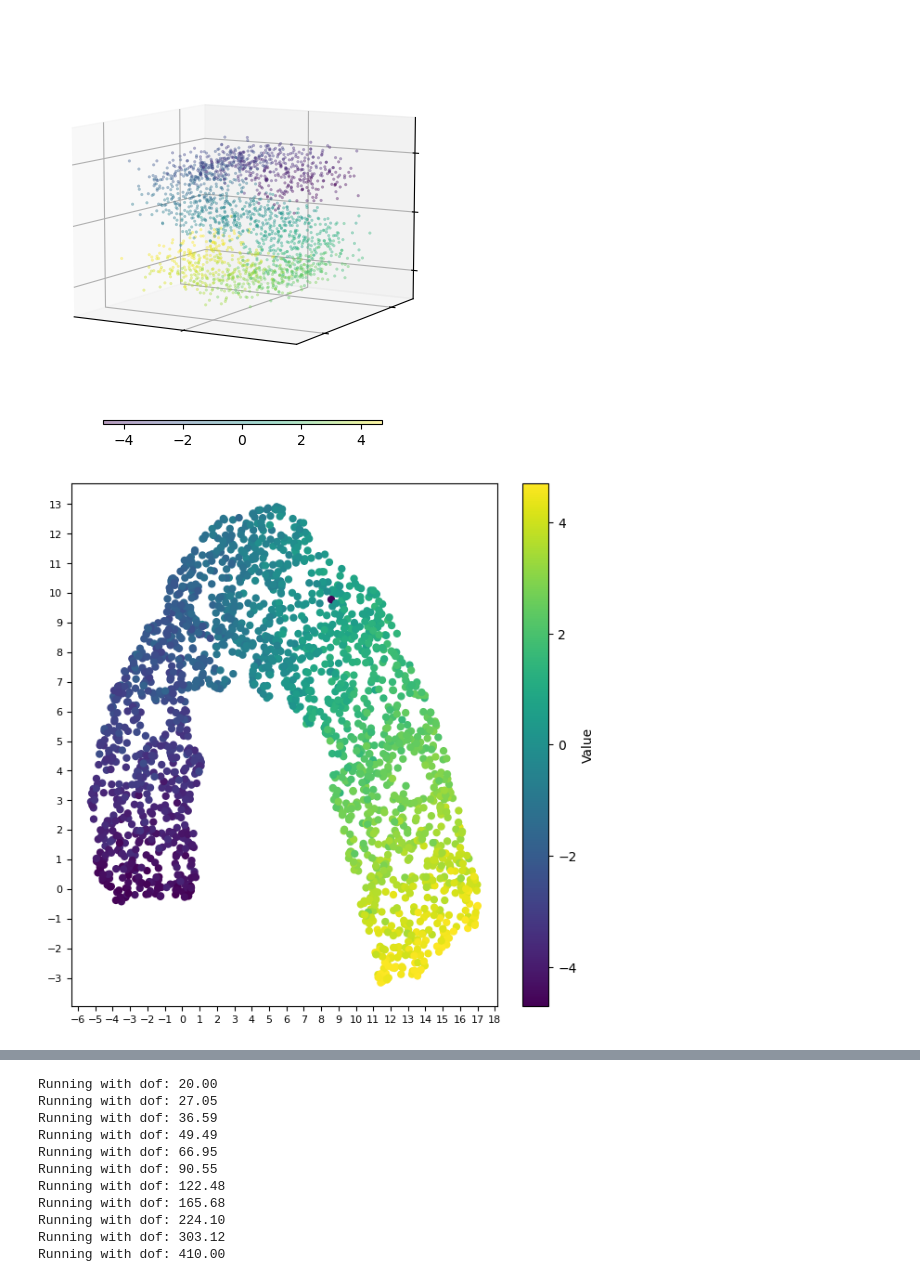
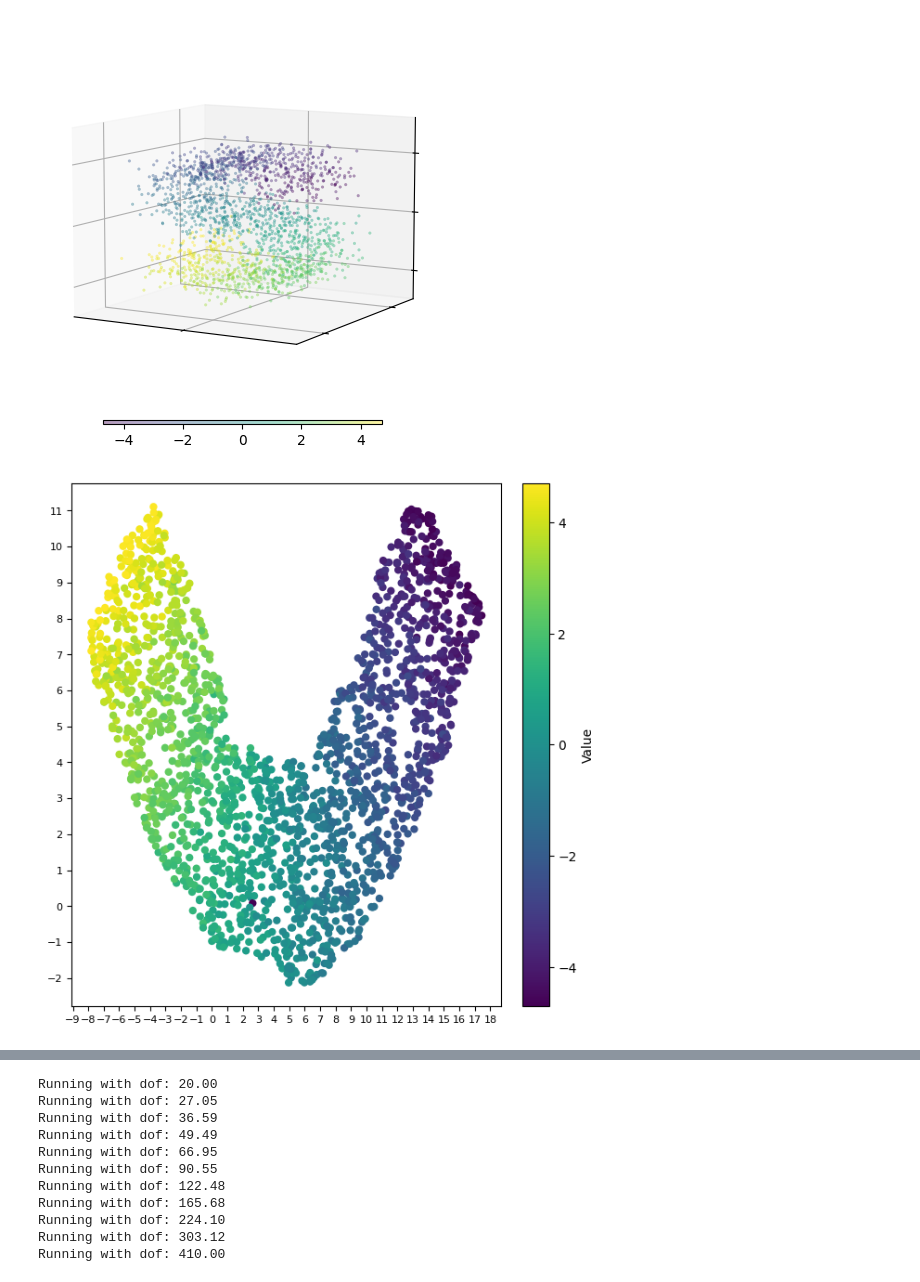
Before and after one commit to jingyuanhu01/flowmap-manuscript, a Jupyter notebook: 01_simulations/s_curve_toy_example/01_s_curve_degree_of_freedom_comparison.ipynb, the cells around one changed output, grey strips where cells are left out. Drawn from its saved outputs; the diff is of its cells as text; code cells hidden in the pictures.

```diff
--- a/01_simulations/s_curve_toy_example/01_s_curve_degree_of_freedom_comparison.ipynb
+++ b/01_simulations/s_curve_toy_example/01_s_curve_degree_of_freedom_comparison.ipynb
@@ -73,11 +73,11 @@ plot_3d(X_noisy, t, "")
 # %%
 import umap
 
-umap_reducer = umap.UMAP(n_neighbors=15, min_dist=0.5, n_components=2, random_state=42)
+umap_reducer = umap.UMAP(n_neighbors=30, min_dist=0.6, n_components=2, random_state=1)
 X_2d = umap_reducer.fit_transform(X_noisy)
 plot_2d(X_2d, t, "")
 # %% [output]
-[figure, old version]
+[figure, new version]
 # %%
 from flowmap_legacy.TPS import *
 
```
Also changed, not shown: parts of 14 cells of this notebook, 3 other files.
